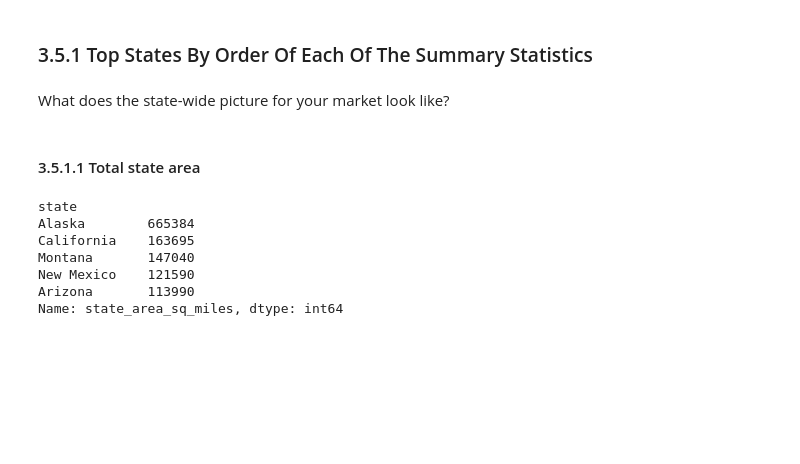
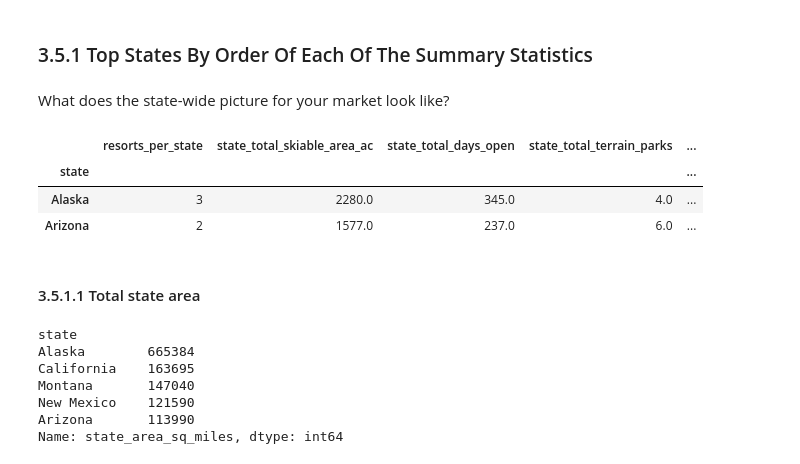
Before and after one commit to asma-mushtaq/DataScienceGuidedCapstone, a Jupyter notebook: Notebooks/03_exploratory_data_analysis.ipynb, the cells around one changed output. Saved outputs shown, nothing was run; the diff lists cells and outputs as text; code cells hidden in the pictures; blank space fills up the shorter version.

```diff
--- a/Notebooks/03_exploratory_data_analysis.ipynb
+++ b/Notebooks/03_exploratory_data_analysis.ipynb
@@ -126,6 +126,12 @@ state_summary.head()
 What does the state-wide picture for your market look like?
 # %%
 state_summary_newind = state_summary.set_index('state')
+state_summary_newind.head(2)
+# %% [output]
+|  | resorts_per_state | state_total_skiable_area_ac | state_total_days_open | state_total_terrain_parks | ... |
+| state |  |  |  |  | ... |
+| Alaska | 3 | 2280.0 | 345.0 | 4.0 | ... |
+| Arizona | 2 | 1577.0 | 237.0 | 6.0 | ... |
 # %% [markdown]
 #### 3.5.1.1 Total state area<a id='3.5.1.1_Total_state_area'></a>
 # %%
```
Also changed, not shown: parts of 12 cells of this notebook, 2 other files.
